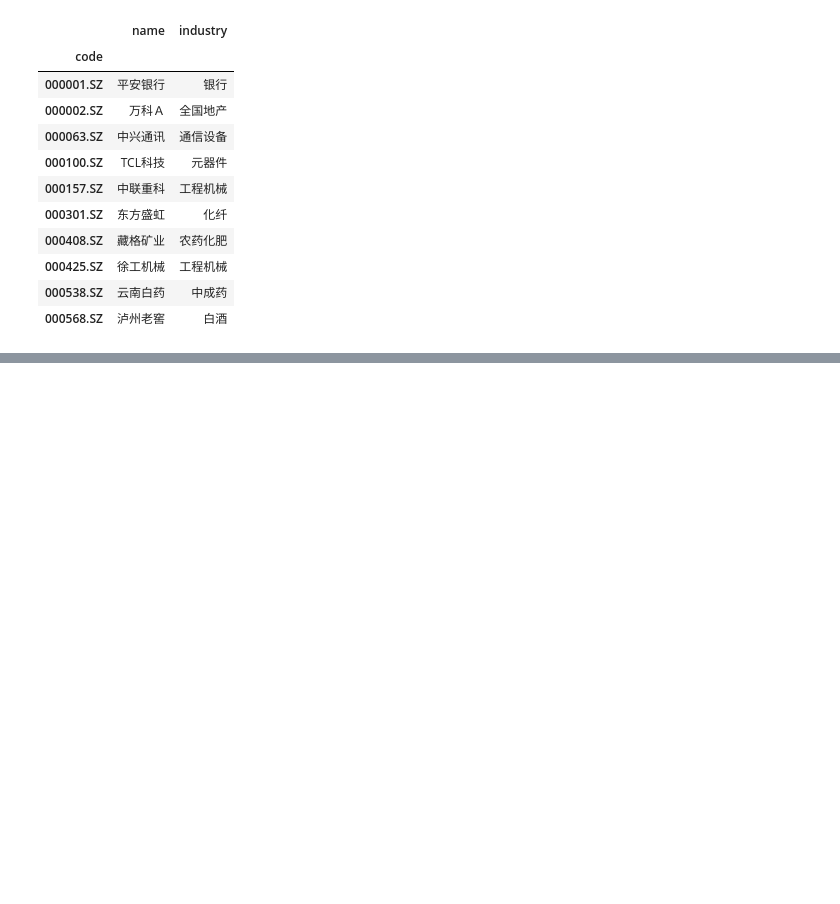
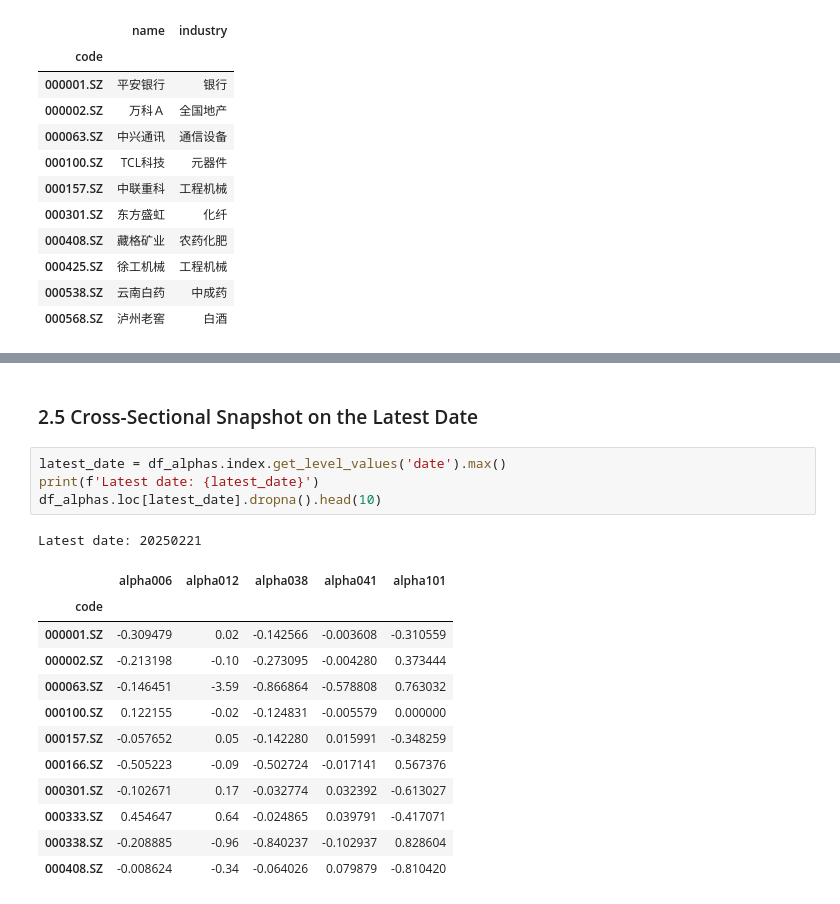
Before and after one commit to Parsnip77/Multi-factor-Model-for-Stock-Selection, a Jupyter notebook: notebooks/explore.ipynb, the cells around one changed output, grey strips where cells are left out. Saved outputs shown, nothing was run; the diff lists cells and outputs as text; blank space fills up the shorter version.

```diff
--- a/notebooks/explore.ipynb
+++ b/notebooks/explore.ipynb
@@ -111,0 +265,20 @@ print(df_mv.isnull().sum())
+# %% [markdown]
+### 2.5 Cross-Sectional Snapshot on the Latest Date
+# %%
+latest_date = df_alphas.index.get_level_values('date').max()
+print(f'Latest date: {latest_date}')
+df_alphas.loc[latest_date].dropna().head(10)
+# %% [output]
+Latest date: 20250221
+|  | alpha006 | alpha012 | alpha038 | alpha041 | alpha101 |
+| code |  |  |  |  |  |
+| 000001.SZ | -0.309479 | 0.02 | -0.142566 | -0.003608 | -0.310559 |
+| 000002.SZ | -0.213198 | -0.10 | -0.273095 | -0.004280 | 0.373444 |
+| 000063.SZ | -0.146451 | -3.59 | -0.866864 | -0.578808 | 0.763032 |
+| 000100.SZ | 0.122155 | -0.02 | -0.124831 | -0.005579 | 0.000000 |
+| 000157.SZ | -0.057652 | 0.05 | -0.142280 | 0.015991 | -0.348259 |
+| 000166.SZ | -0.505223 | -0.09 | -0.502724 | -0.017141 | 0.567376 |
+| 000301.SZ | -0.102671 | 0.17 | -0.032774 | 0.032392 | -0.613027 |
+| 000333.SZ | 0.454647 | 0.64 | -0.024865 | 0.039791 | -0.417071 |
+| 000338.SZ | -0.208885 | -0.96 | -0.840237 | -0.102937 | 0.828604 |
+| 000408.SZ | -0.008624 | -0.34 | -0.064026 | 0.079879 | -0.810420 |
```
Also changed, not shown: parts of 26 cells of this notebook, 2 other files.
